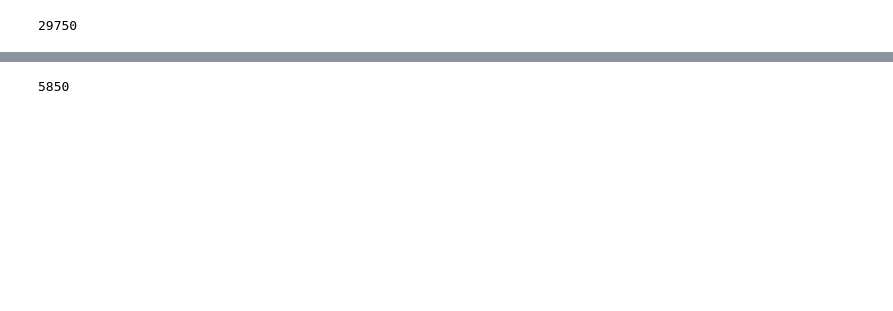
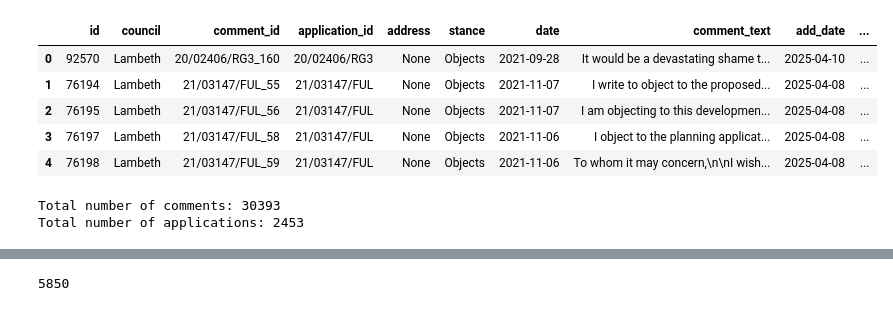
Before and after one commit to Bea-Taylor/nimby_nlp, a Jupyter notebook: nbs/1_1_0_summary_analysis.ipynb, the cells around one changed output, grey strips where cells are left out. Drawn from its saved outputs; the diff is of its cells as text; code cells hidden in the pictures; blank space fills up the shorter version.

```diff
--- a/nbs/1_1_0_summary_analysis.ipynb
+++ b/nbs/1_1_0_summary_analysis.ipynb
@@ -14,2 +18,3 @@ Successfully connected to ai4ci-db-dev.
 # %%
+cs = Comments()
 df = cs.read_all()
@@ -16,4 +24,9 @@ df = cs.read_all()
-# %%
-len(df)
-# %% [output]
-29750
+# %%
+df.head()
+# %% [output]
+|  | id | council | comment_id | application_id | address | stance | date | comment_text | add_date | ... |
+| 0 | 92570 | Lambeth | 20/02406/RG3_160 | 20/02406/RG3 | None | Objects | 2021-09-28 | It would be a devastating shame t... | 2025-04-10 | ... |
+| 1 | 76194 | Lambeth | 21/03147/FUL_55 | 21/03147/FUL | None | Objects | 2021-11-07 | I write to object to the proposed... | 2025-04-08 | ... |
+| 2 | 76195 | Lambeth | 21/03147/FUL_56 | 21/03147/FUL | None | Objects | 2021-11-07 | I am objecting to this developmen... | 2025-04-08 | ... |
+| 3 | 76197 | Lambeth | 21/03147/FUL_58 | 21/03147/FUL | None | Objects | 2021-11-06 | I object to the planning applicat... | 2025-04-08 | ... |
+| 4 | 76198 | Lambeth | 21/03147/FUL_59 | 21/03147/FUL | None | Objects | 2021-11-06 | To whom it may concern,\n\nI wish... | 2025-04-08 | ... |
@@ -19,0 +36,6 @@ len(df)
+# %%
+print(f"Total number of comments: {len(df)}")
+print(f"Total number of applications: {len(df.application_id.unique())}")
+# %% [output]
+Total number of comments: 30393
+Total number of applications: 2453
```
Also changed, not shown: parts of 14 cells of this notebook.
